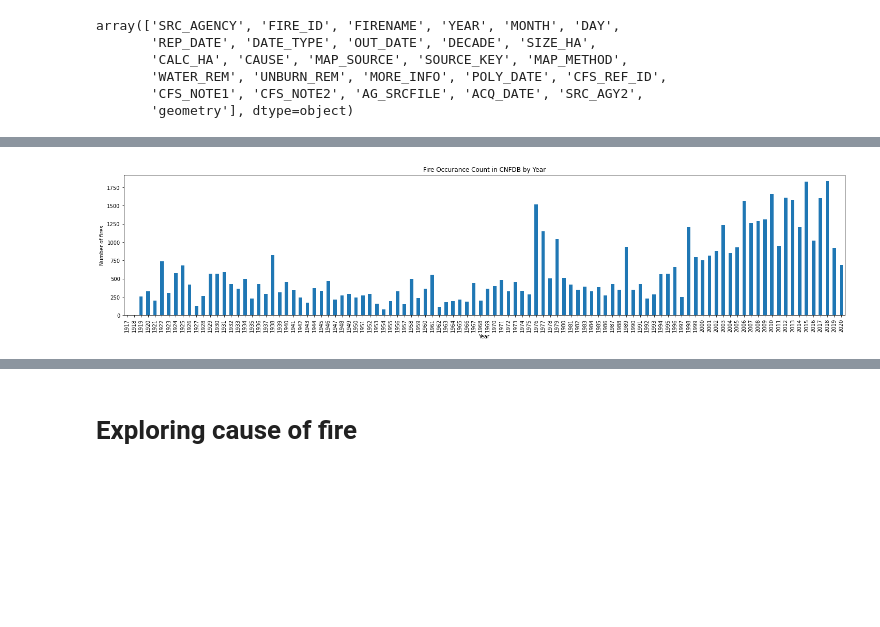
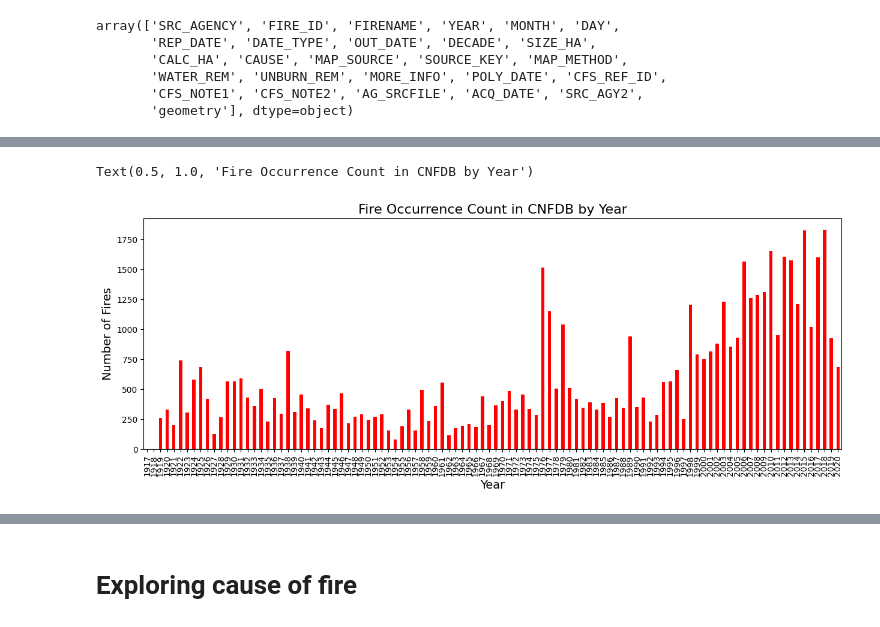
Before and after one commit to Forest-Fire-Research/fire, a Jupyter notebook: EDA_fire_initial_data.ipynb, the cells around one changed output, grey strips where cells are left out. Cells and saved outputs as stored; diff of their text form; code cells hidden in the pictures; blank space fills up the shorter version.

```diff
--- a/EDA_fire_initial_data.ipynb
+++ b/EDA_fire_initial_data.ipynb
@@ -4,6 +8,6 @@ import matplotlib.pyplot as plt
 # %%
-fire_file = "/data/mutakabbir/Lightning/data/fire/NFDB_poly/NFDB_poly_20210707.shp"
-save_file_location = "/data/mutakabbir/Lightning/data/fire/2018.shp"
+fire_file = "../data/fire/NFDB_poly/NFDB_poly_20210707.shp"
+save_file_location = "../fire/2018.shp"
 # %% [markdown]
 # Explore fires from all years
 # %%
@@ -39,23 +39,26 @@ array(['SRC_AGENCY', 'FIRE_ID', 'FIRENAME', 'YEAR', 'MONTH', 'DAY',
 # %%
-# figure, axes = plt.subplots(figsize=(10, 7))
-
 year_data_df = fire['YEAR'].value_counts().sort_index()[1:]
 
-ax = year_data_df.plot(
-    title="Fire Occurance Count in CNFDB by Year",
+ax = year_data_df[year_data_df.index].plot(
+    title="Fire Occurrence Count in CNFDB by Year",
     xlabel="Year",
     ylabel="Number of fires",
     kind="bar",
-    # grid=True,
-    figsize=(25,5),
-    )
+    figsize=(15,5),
+    color="Red",
+)
 
-# fire['YEAR'].value_counts().sort_index()[1:].rolling(window=5).mean().plot(
-#     kind='line',
-#     # ax=ax,
-#     # xticks=range(1917,2020),
-#     xlabel="Year",
-#     ylabel="Number of fires",
-#     )
+ax.set_xlabel("Year", fontsize=14)
+ax.set_ylabel("Number of Fires", fontsize=14)
+ax.set_title("Fire Occurrence Count in CNFDB by Year", fontsize=16)
+
+# xtick_positions = range(min(year_data_df.index), max(year_data_df.index) + 1, 5)
+# ax.set_xticks(xtick_positions)
+
+# xtick_labels = [str(year) for year in xtick_positions]
+# ax.set_xticklabels(xtick_labels)
+
+# plt.show()
 # %% [output]
+Text(0.5, 1.0, 'Fire Occurrence Count in CNFDB by Year')
-[figure, old version]
+[figure, new version]
```
Also changed, not shown: parts of 13 cells of this notebook, 2 other files.
